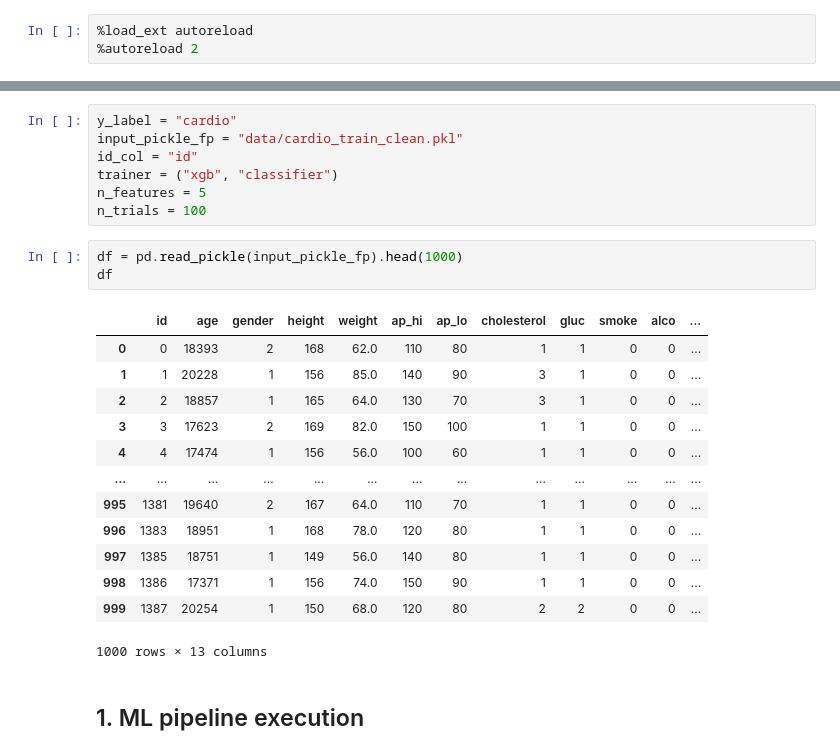
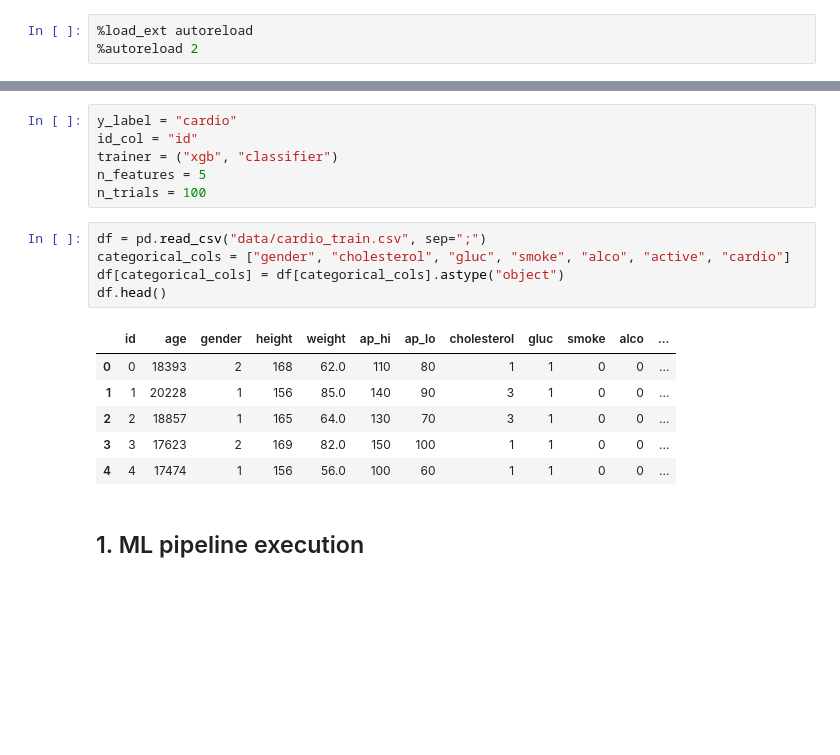
Before and after one commit to TorkamaniLab/CAD_meta_prediction, a Jupyter notebook: Tutorial_Notebook.ipynb, the cells around one changed output, grey strips where cells are left out. Saved outputs shown, nothing was run; the diff lists cells and outputs as text; blank space fills up the shorter version.

```diff
--- a/Tutorial_Notebook.ipynb
+++ b/Tutorial_Notebook.ipynb
@@ -15,27 +17,21 @@ from src.utils import _eval_pred, _fit_pipeline, _get_X_y_idx, _set_train_test
 # %%
 y_label = "cardio"
-input_pickle_fp = "data/cardio_train_clean.pkl"
 id_col = "id"
 trainer = ("xgb", "classifier")
 n_features = 5
 n_trials = 100
-# %%
-df = pd.read_pickle(input_pickle_fp).head(1000)
-df
-# %% [output]
-|  | id | age | gender | height | weight | ap_hi | ap_lo | cholesterol | gluc | smoke | alco | ... |
-| 0 | 0 | 18393 | 2 | 168 | 62.0 | 110 | 80 | 1 | 1 | 0 | 0 | ... |
-| 1 | 1 | 20228 | 1 | 156 | 85.0 | 140 | 90 | 3 | 1 | 0 | 0 | ... |
-| 2 | 2 | 18857 | 1 | 165 | 64.0 | 130 | 70 | 3 | 1 | 0 | 0 | ... |
-| 3 | 3 | 17623 | 2 | 169 | 82.0 | 150 | 100 | 1 | 1 | 0 | 0 | ... |
-| 4 | 4 | 17474 | 1 | 156 | 56.0 | 100 | 60 | 1 | 1 | 0 | 0 | ... |
-| ... | ... | ... | ... | ... | ... | ... | ... | ... | ... | ... | ... | ... |
-| 995 | 1381 | 19640 | 2 | 167 | 64.0 | 110 | 70 | 1 | 1 | 0 | 0 | ... |
-| 996 | 1383 | 18951 | 1 | 168 | 78.0 | 120 | 80 | 1 | 1 | 0 | 0 | ... |
-| 997 | 1385 | 18751 | 1 | 149 | 56.0 | 140 | 80 | 1 | 1 | 0 | 0 | ... |
-| 998 | 1386 | 17371 | 1 | 156 | 74.0 | 150 | 90 | 1 | 1 | 0 | 0 | ... |
-| 999 | 1387 | 20254 | 1 | 150 | 68.0 | 120 | 80 | 2 | 2 | 0 | 0 | ... |
-1000 rows × 13 columns
+# %%
+df = pd.read_csv("data/cardio_train.csv", sep=";")
+categorical_cols = ["gender", "cholesterol", "gluc", "smoke", "alco", "active", "cardio"]
+df[categorical_cols] = df[categorical_cols].astype("object")
+df.head()
+# %% [output]
+|  | id | age | gender | height | weight | ap_hi | ap_lo | cholesterol | gluc | smoke | alco | ... |
+| 0 | 0 | 18393 | 2 | 168 | 62.0 | 110 | 80 | 1 | 1 | 0 | 0 | ... |
+| 1 | 1 | 20228 | 1 | 156 | 85.0 | 140 | 90 | 3 | 1 | 0 | 0 | ... |
+| 2 | 2 | 18857 | 1 | 165 | 64.0 | 130 | 70 | 3 | 1 | 0 | 0 | ... |
+| 3 | 3 | 17623 | 2 | 169 | 82.0 | 150 | 100 | 1 | 1 | 0 | 0 | ... |
+| 4 | 4 | 17474 | 1 | 156 | 56.0 | 100 | 60 | 1 | 1 | 0 | 0 | ... |
 # %% [markdown]
 ## 1. ML pipeline execution
 # %%
```
Also changed, not shown: parts of 1 cell of this notebook.
